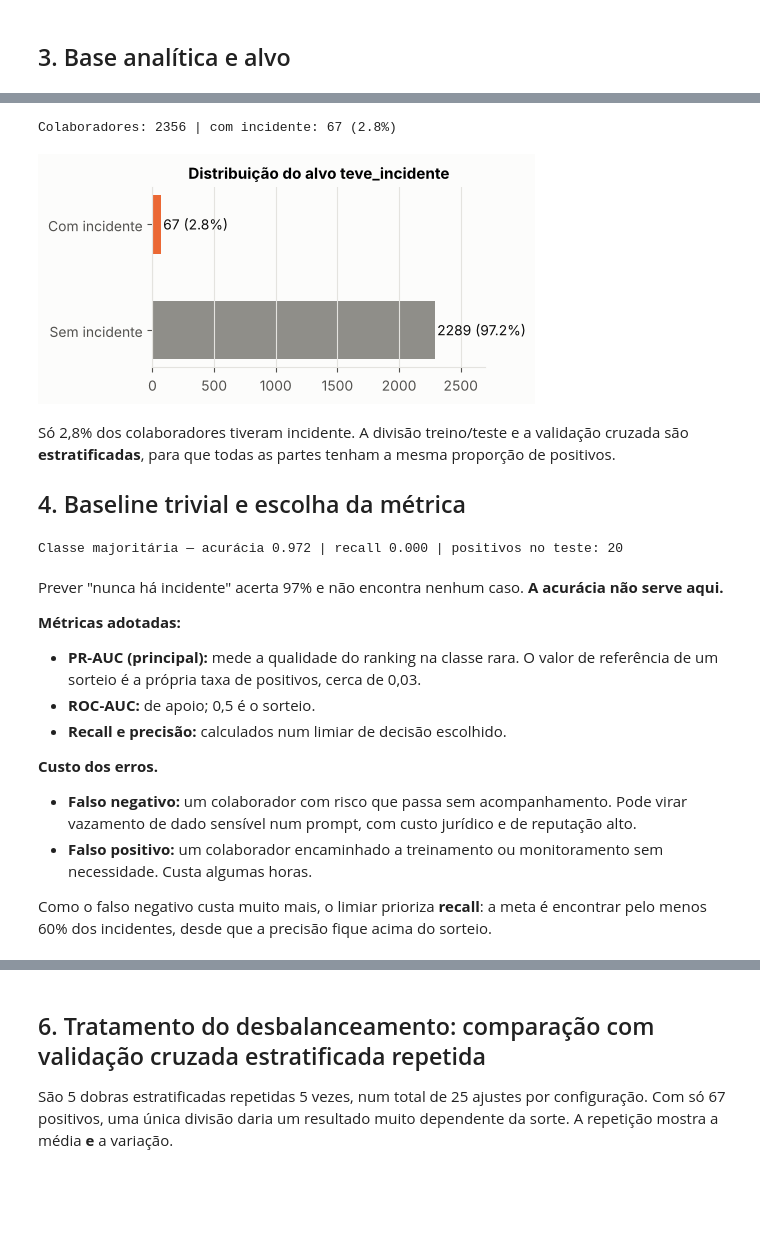
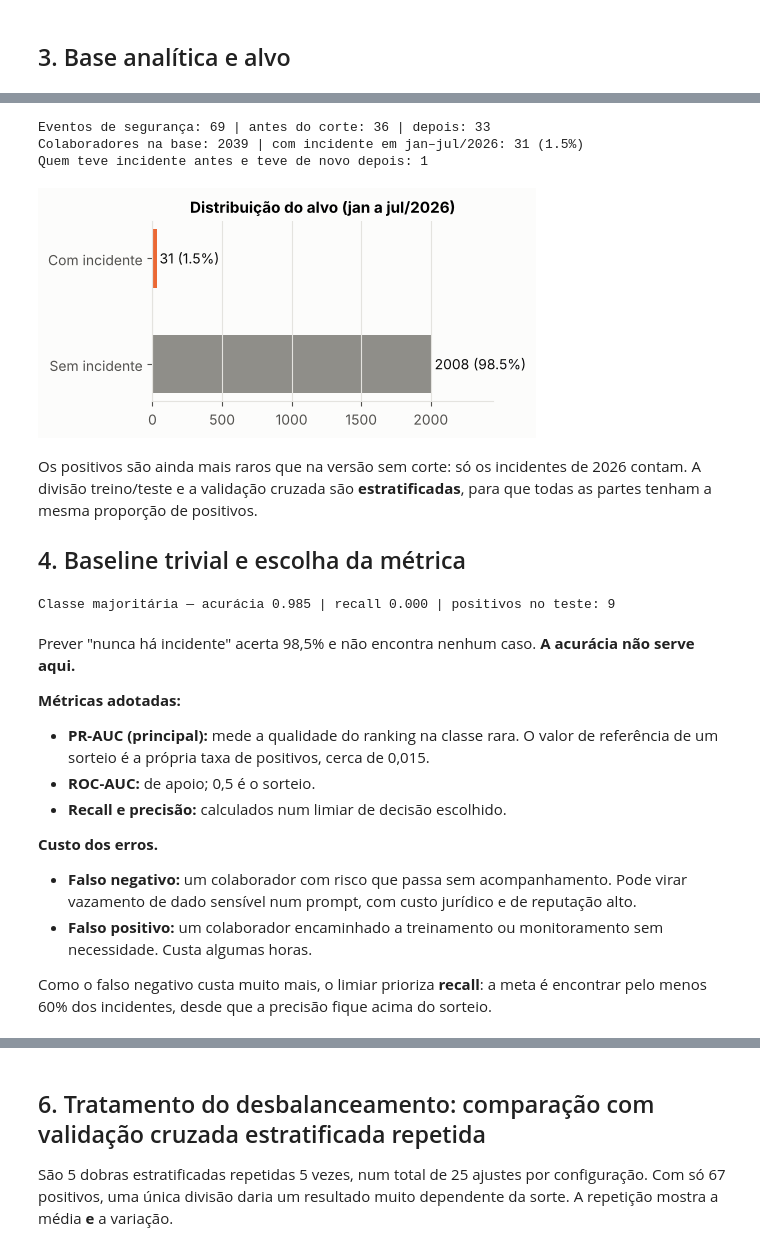
Before and after one commit to ricardojmatteo/DAMA, a Jupyter notebook: Deliverable1/AnalisePreditiva/DAMAAnalisePreditiva1_corrigido.ipynb, the cells around one changed output, grey strips where cells are left out. Saved outputs shown, nothing was run; the diff lists cells and outputs as text; code cells hidden in the pictures; blank space fills up the shorter version.

```diff
--- a/Deliverable1/AnalisePreditiva/DAMAAnalisePreditiva1_corrigido.ipynb
+++ b/Deliverable1/AnalisePreditiva/DAMAAnalisePreditiva1_corrigido.ipynb
@@ -53,7 +54,7 @@ plt.rcParams.update({'figure.facecolor': FUNDO, 'axes.facecolor': FUNDO, 'axes.e
 # %%
 employees = pd.read_csv(DADOS / 'employees.csv')
 training_records = pd.read_csv(DADOS / 'training_records.csv')
-ai_usage = pd.read_csv(DADOS / 'ai_usage_logs.csv', usecols=['usage_id', 'employee_id', 'input_tokens', 'output_tokens', 'request_status'])
+ai_usage = pd.read_csv(DADOS / 'ai_usage_logs.csv', usecols=['usage_id', 'employee_id', 'timestamp', 'input_tokens', 'output_tokens', 'request_status'])
 security = pd.read_csv(DADOS / 'security_events.csv')
 
 def diagnostico(nome, df):
@@ -88,25 +105,37 @@ resumo
 # %%
-cursos = training_records[training_records.completion_status == 'Concluido'].groupby('employee_id').size().rename('cursos_concluidos')
-tokens = ai_usage.assign(t=ai_usage.input_tokens + ai_usage.output_tokens).groupby('employee_id').t.sum().rename('total_tokens')
-incidentes = security.groupby('employee_id').size().rename('incidentes')
-df = employees.join(cursos, on='employee_id').join(tokens, on='employee_id').join(incidentes, on='employee_id')
+CORTE = pd.Timestamp('2026-01-01')
+ai_usage['timestamp'] = pd.to_datetime(ai_usage.timestamp)
+security['timestamp'] = pd.to_datetime(security.timestamp)
+concl = training_records[(training_records.completion_status == 'Concluido') & (pd.to_datetime(training_records.completion_date) < CORTE)]
+cursos = concl.groupby('employee_id').size().rename('cursos_concluidos')
+uso_antes = ai_usage[ai_usage.timestamp < CORTE]
+tokens = uso_antes.assign(t=uso_antes.input_tokens + uso_antes.output_tokens).groupby('employee_id').t.sum().rename('total_tokens')
+incid_antes = security[security.timestamp < CORTE].groupby('employee_id').size().rename('incidentes_antes')
+incid_depois = security[security.timestamp >= CORTE].groupby('employee_id').size().rename('incidentes')
+base = employees[employees.active & (pd.to_datetime(employees.hire_date) < CORTE)]
+df = base.join(cursos, on='employee_id').join(tokens, on='employee_id').join(incid_antes, on='employee_id').join(incid_depois, on='employee_id')
+df['incidentes_antes'] = df.incidentes_antes.fillna(0)
 df['incidentes'] = df.incidentes.fillna(0)
 df['teve_incidente'] = (df.incidentes > 0).astype(int)
-X = df[['seniority', 'department_id', 'company_id', 'cursos_concluidos', 'total_tokens']]
+X = df[['seniority', 'department_id', 'company_id', 'cursos_concluidos', 'total_tokens', 'incidentes_antes']]
 y = df.teve_incidente
-print(f'Colaboradores: {len(df)} | com incidente: {y.sum()} ({y.mean():.1%})')
+print(f'Eventos de segurança: {len(security)} | antes do corte: {(security.timestamp < CORTE).sum()} | depois: {(security.timestamp >= CORTE).sum()}')
+print(f'Colaboradores na base: {len(df)} | com incidente em jan–jul/2026: {y.sum()} ({y.mean():.1%})')
+print(f'Quem teve incidente antes e teve de novo depois: {int(((df.incidentes_antes > 0) & (y == 1)).sum())}')
 
 fig, ax = plt.subplots(figsize=(5, 2.6))
 ax.barh(['Sem incidente', 'Com incidente'], [len(y) - y.sum(), y.sum()], color=[CINZA, LARANJA], height=0.55)
 for i, v in enumerate([len(y) - y.sum(), y.sum()]):
     ax.text(v + 20, i, f'{v} ({v / len(y):.1%})', va='center', color=TINTA)
-ax.set(title='Distribuição do alvo teve_incidente', xlim=(0, 2700)); ax.grid(axis='y', visible=False)
+ax.set(title='Distribuição do alvo (jan a jul/2026)', xlim=(0, len(y) * 1.2)); ax.grid(axis='y', visible=False)
 fig.tight_layout(); plt.show()
 # %% [output]
-Colaboradores: 2356 | com incidente: 67 (2.8%)
+Eventos de segurança: 69 | antes do corte: 36 | depois: 33
+Colaboradores na base: 2039 | com incidente em jan–jul/2026: 31 (1.5%)
+Quem teve incidente antes e teve de novo depois: 1
-[figure, old version]
+[figure, new version]
 # %% [markdown]
-Só 2,8% dos colaboradores tiveram incidente. A divisão treino/teste e a validação cruzada são **estratificadas**, para que todas as partes tenham a mesma proporção de positivos.
+Os positivos são ainda mais raros que na versão sem corte: só os incidentes de 2026 contam. A divisão treino/teste e a validação cruzada são **estratificadas**, para que todas as partes tenham a mesma proporção de positivos.
 
 ## 4. Baseline trivial e escolha da métrica
 # %%
@@ -115,12 +144,12 @@ trivial = DummyClassifier(strategy='most_frequent').fit(X_tr, y_tr)
 p0 = trivial.predict(X_te)
 print(f'Classe majoritária — acurácia {accuracy_score(y_te, p0):.3f} | recall {recall_score(y_te, p0):.3f} | positivos no teste: {y_te.sum()}')
 # %% [output]
-Classe majoritária — acurácia 0.972 | recall 0.000 | positivos no teste: 20
+Classe majoritária — acurácia 0.985 | recall 0.000 | positivos no teste: 9
 # %% [markdown]
-Prever "nunca há incidente" acerta 97% e não encontra nenhum caso. **A acurácia não serve aqui.**
+Prever "nunca há incidente" acerta 98,5% e não encontra nenhum caso. **A acurácia não serve aqui.**
 
 **Métricas adotadas:**
-- **PR-AUC (principal):** mede a qualidade do ranking na classe rara. O valor de referência de um sorteio é a própria taxa de positivos, cerca de 0,03.
+- **PR-AUC (principal):** mede a qualidade do ranking na classe rara. O valor de referência de um sorteio é a própria taxa de positivos, cerca de 0,015.
 - **ROC-AUC:** de apoio; 0,5 é o sorteio.
 - **Recall e precisão:** calculados num limiar de decisão escolhido.
 
```
Also changed, not shown: parts of 12 cells of this notebook, 4 other files.
